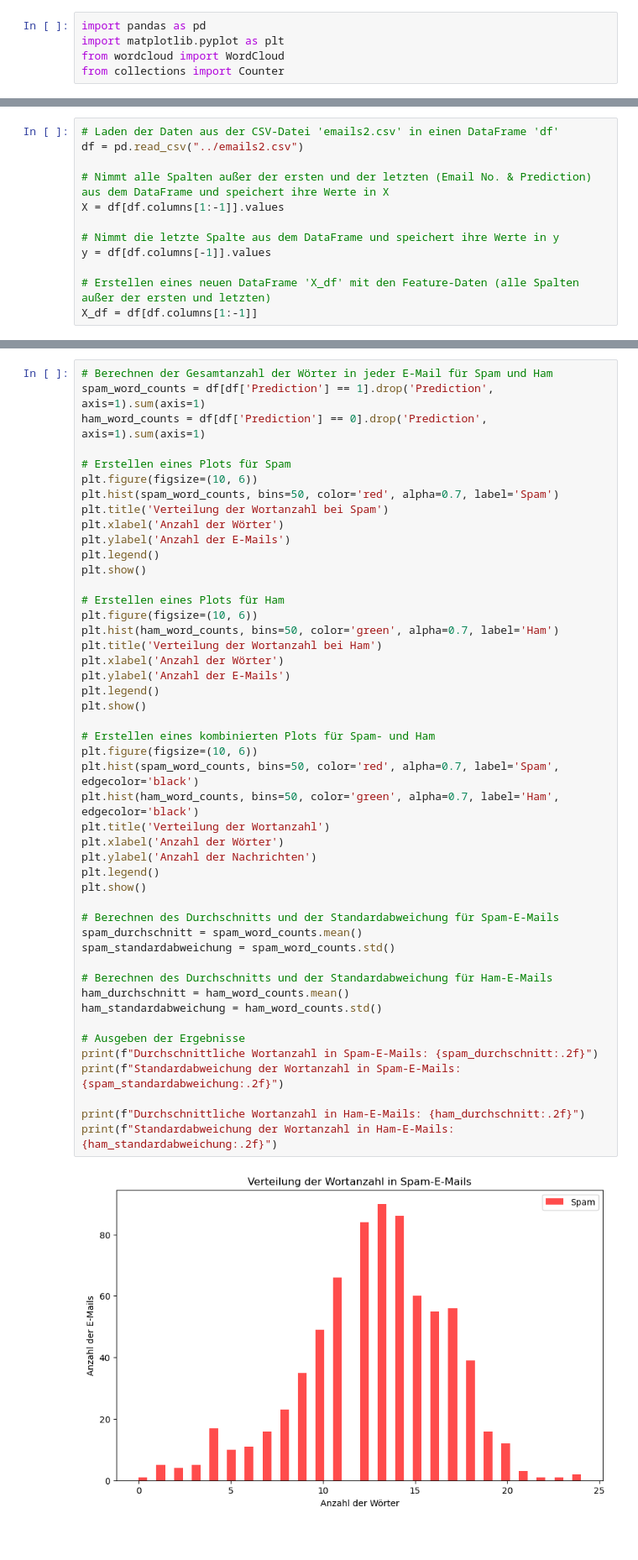
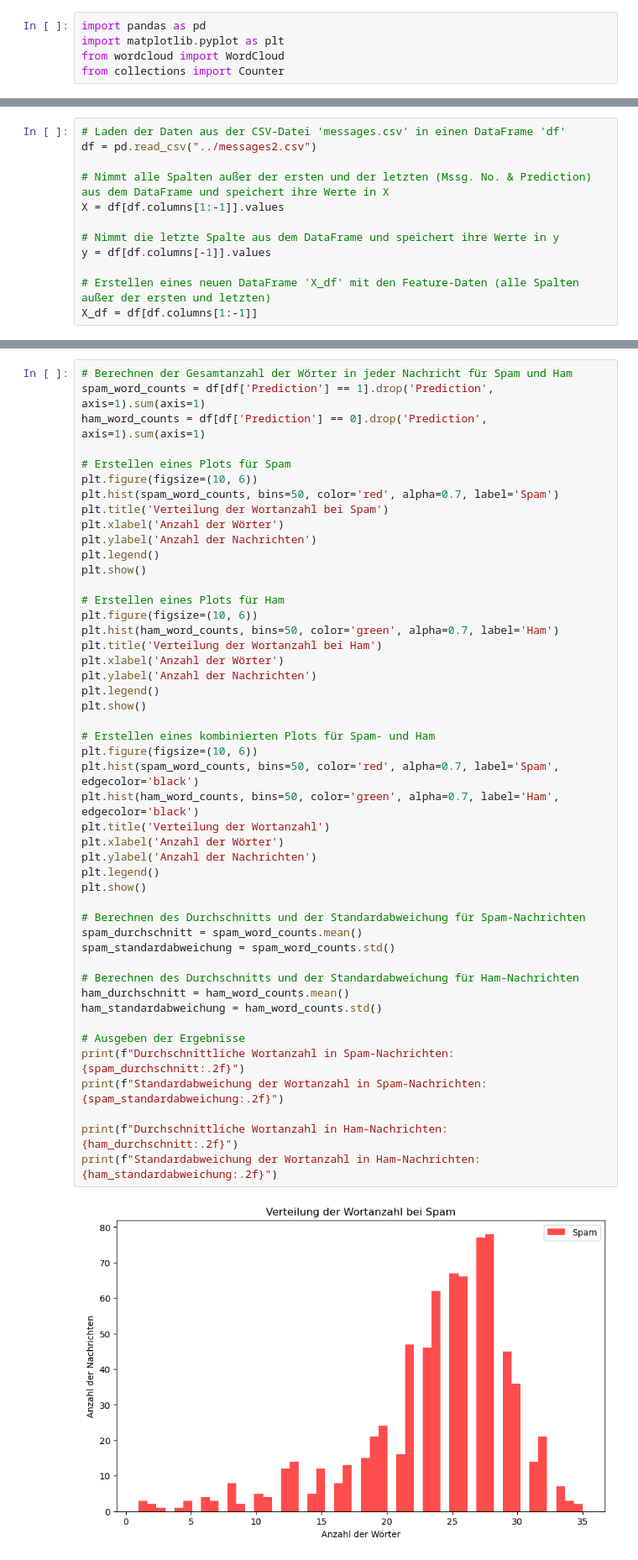
Before and after one commit to stvytrnw/BigData-Spam, a Jupyter notebook: datensatz2/Plots/DataAnalysis.ipynb, the cells around one changed output, grey strips where cells are left out. Shown: that part at 84% size. Drawn from its saved outputs; the diff is of its cells as text; blank space fills up the shorter version.

```diff
--- a/datensatz2/Plots/DataAnalysis.ipynb
+++ b/datensatz2/Plots/DataAnalysis.ipynb
@@ -82,10 +82,10 @@ print(transformed_df)
 
 [5572 rows x 15688 columns]
 # %%
-# Laden der Daten aus der CSV-Datei 'emails2.csv' in einen DataFrame 'df'
-df = pd.read_csv("../emails2.csv")
+# Laden der Daten aus der CSV-Datei 'messages.csv' in einen DataFrame 'df'
+df = pd.read_csv("../messages2.csv")
 
-# Nimmt alle Spalten außer der ersten und der letzten (Email No. & Prediction) aus dem DataFrame und speichert ihre Werte in X
+# Nimmt alle Spalten außer der ersten und der letzten (Mssg. No. & Prediction) aus dem DataFrame und speichert ihre Werte in X
 X = df[df.columns[1:-1]].values
 
 # Nimmt die letzte Spalte aus dem DataFrame und speichert ihre Werte in y
@@ -200,5 +200,5 @@ See the caveats in the documentation: https://pandas.pydata.org/pandas-docs/stab
 # %%
-# Berechnen der Gesamtanzahl der Wörter in jeder E-Mail für Spam und Ham
+# Berechnen der Gesamtanzahl der Wörter in jeder Nachricht für Spam und Ham
 spam_word_counts = df[df['Prediction'] == 1].drop('Prediction', axis=1).sum(axis=1)
 ham_word_counts = df[df['Prediction'] == 0].drop('Prediction', axis=1).sum(axis=1)
 
@@ -207,42 +207,42 @@ plt.figure(figsize=(10, 6))
 plt.hist(spam_word_counts, bins=50, color='red', alpha=0.7, label='Spam')
 plt.title('Verteilung der Wortanzahl bei Spam')
 plt.xlabel('Anzahl der Wörter')
-plt.ylabel('Anzahl der E-Mails')
+plt.ylabel('Anzahl der Nachrichten')
 plt.legend()
 plt.show()
 
 # Erstellen eines Plots für Ham
 plt.figure(figsize=(10, 6))
 plt.hist(ham_word_counts, bins=50, color='green', alpha=0.7, label='Ham')
 plt.title('Verteilung der Wortanzahl bei Ham')
 plt.xlabel('Anzahl der Wörter')
-plt.ylabel('Anzahl der E-Mails')
+plt.ylabel('Anzahl der Nachrichten')
 plt.legend()
 plt.show()
 
 # Erstellen eines kombinierten Plots für Spam- und Ham
 plt.figure(figsize=(10, 6))
 plt.hist(spam_word_counts, bins=50, color='red', alpha=0.7, label='Spam', edgecolor='black')
 plt.hist(ham_word_counts, bins=50, color='green', alpha=0.7, label='Ham', edgecolor='black')
 plt.title('Verteilung der Wortanzahl')
 plt.xlabel('Anzahl der Wörter')
 plt.ylabel('Anzahl der Nachrichten')
 plt.legend()
 plt.show()
 
-# Berechnen des Durchschnitts und der Standardabweichung für Spam-E-Mails
+# Berechnen des Durchschnitts und der Standardabweichung für Spam-Nachrichten
 spam_durchschnitt = spam_word_counts.mean()
 spam_standardabweichung = spam_word_counts.std()
 
-# Berechnen des Durchschnitts und der Standardabweichung für Ham-E-Mails
+# Berechnen des Durchschnitts und der Standardabweichung für Ham-Nachrichten
 ham_durchschnitt = ham_word_counts.mean()
 ham_standardabweichung = ham_word_counts.std()
 
 # Ausgeben der Ergebnisse
-print(f"Durchschnittliche Wortanzahl in Spam-E-Mails: {spam_durchschnitt:.2f}")
-print(f"Standardabweichung der Wortanzahl in Spam-E-Mails: {spam_standardabweichung:.2f}")
+print(f"Durchschnittliche Wortanzahl in Spam-Nachrichten: {spam_durchschnitt:.2f}")
+print(f"Standardabweichung der Wortanzahl in Spam-Nachrichten: {spam_standardabweichung:.2f}")
 
-print(f"Durchschnittliche Wortanzahl in Ham-E-Mails: {ham_durchschnitt:.2f}")
-print(f"Standardabweichung der Wortanzahl in Ham-E-Mails: {ham_standardabweichung:.2f}")
+print(f"Durchschnittliche Wortanzahl in Ham-Nachrichten: {ham_durchschnitt:.2f}")
+print(f"Standardabweichung der Wortanzahl in Ham-Nachrichten: {ham_standardabweichung:.2f}")
 # %% [output]
-[figure, old version]
+[figure, new version]
```
Also changed, not shown: parts of 7 cells of this notebook, 5 other files.
